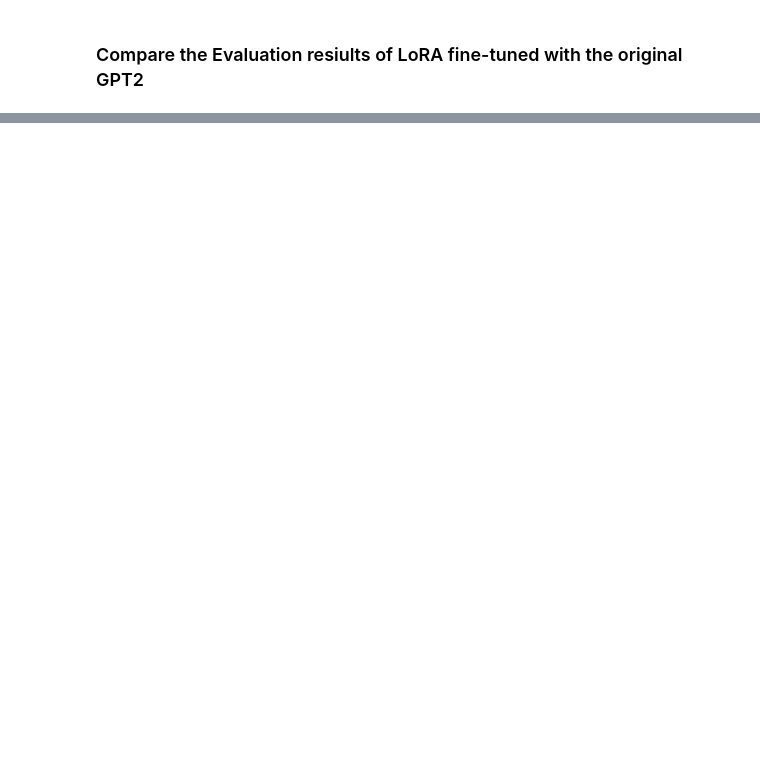
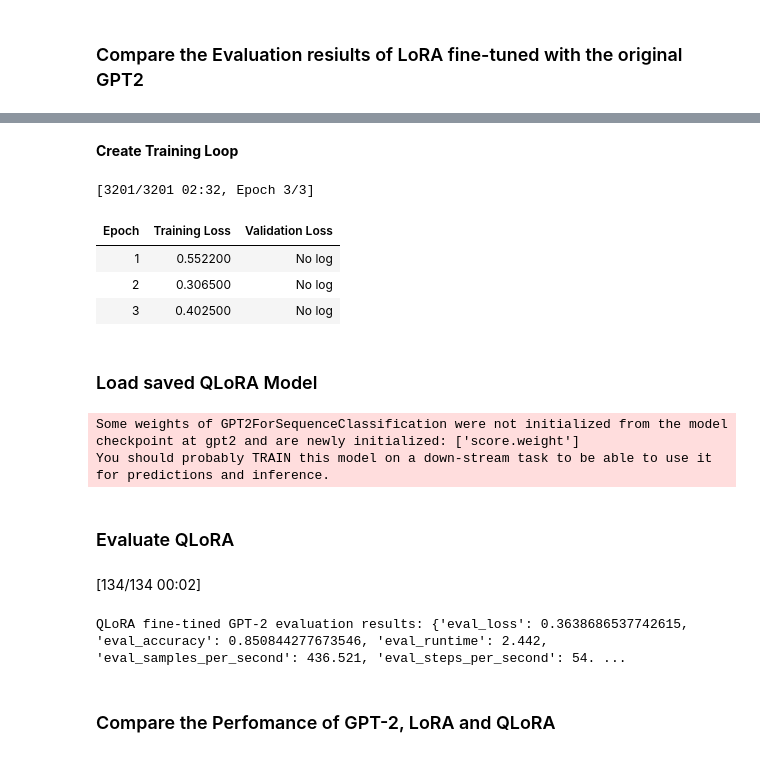
Before and after one commit to sujoy1968/SBGenAIPEFT, a Jupyter notebook: PEFT_SB.ipynb, the cells around one changed output, grey strips where cells are left out. Saved outputs shown, nothing was run; the diff lists cells and outputs as text; code cells hidden in the pictures; blank space fills up the shorter version.

```diff
--- a/PEFT_SB.ipynb
+++ b/PEFT_SB.ipynb
@@ -308,0 +367,79 @@ eval_steps_per_second:
+# %% [markdown]
+**Create Training Loop**
+# %%
+# Define new training arguments for fine-tuning with qLoRA
+
+
+qlora_training_args =  TrainingArguments(
+    output_dir="./results_qlora",
+    learning_rate = 5e-5,
+    per_device_train_batch_size=8,
+    per_device_eval_batch_size=8,
+    evaluation_strategy="epoch",
+    save_strategy="epoch",
+    num_train_epochs=3,
+    logging_dir="./logs_qlora",
+    logging_steps=10,
+)
+
+
+# Initialize the Trainer for QLoRA Fine-tuning
+qlora_trainer = Trainer(
+    model=qlora_model,
+    args=qlora_training_args,
+    train_dataset = train_lora,
+    eval_dataset = eval_lora,
+    data_collator=DataCollatorWithPadding(tokenizer=tokenizer),
+    compute_metrics=compute_metrics,
+)
+# %%
+# Train the model
+
+qlora_trainer.train()
+
+# Save the QLoRA Model
+qlora_model.save_pretrained("gpt2-qlora")
+# %% [output]
+[3201/3201 02:32, Epoch 3/3]
+| Epoch | Training Loss | Validation Loss |
+| 1 | 0.552200 | No log |
+| 2 | 0.306500 | No log |
+| 3 | 0.402500 | No log |
+# %% [markdown]
+### Load saved QLoRA Model
+# %%
+qlora_model = AutoPeftModelForCausalLM.from_pretrained("gpt2-qlora")
+
+qlora_model.config.pad_token_id = qlora_model.config.eos_token_id
+# %% [output]
+Some weights of GPT2ForSequenceClassification were not initialized from the model checkpoint at gpt2 and are newly initialized: ['score.weight']
+You should probably TRAIN this model on a down-stream task to be able to use it for predictions and inference.
+# %% [markdown]
+### Evaluate QLoRA
+# %%
+training_args =  TrainingArguments(
+    output_dir="./results_qlora",
+    per_device_eval_batch_size=8,
+    do_eval=True,
+    logging_dir="./logs_qlora",
+)
+
+
+trainer = Trainer(
+    model=qlora_model,
+    args=training_args,
+    eval_dataset = test_lora,
+    data_collator=DataCollatorWithPadding(tokenizer=tokenizer),
+    compute_metrics=compute_metrics,
+)
+
+# Evaluate QLoRA model
+
+qlora_eval_results=trainer.evaluate()
+
+print(f"QLoRA fine-tined GPT-2 evaluation results: {qlora_eval_results}")
+# %% [output]
+[134/134 00:02]
+QLoRA fine-tined GPT-2 evaluation results: {'eval_loss': 0.3638686537742615, 'eval_accuracy': 0.850844277673546, 'eval_runtime': 2.442, 'eval_samples_per_second': 436.521, 'eval_steps_per_second': 54. ...
+# %% [markdown]
+### Compare the Perfomance of GPT-2, LoRA and QLoRA
```
Also changed, not shown: parts of 19 cells of this notebook.
